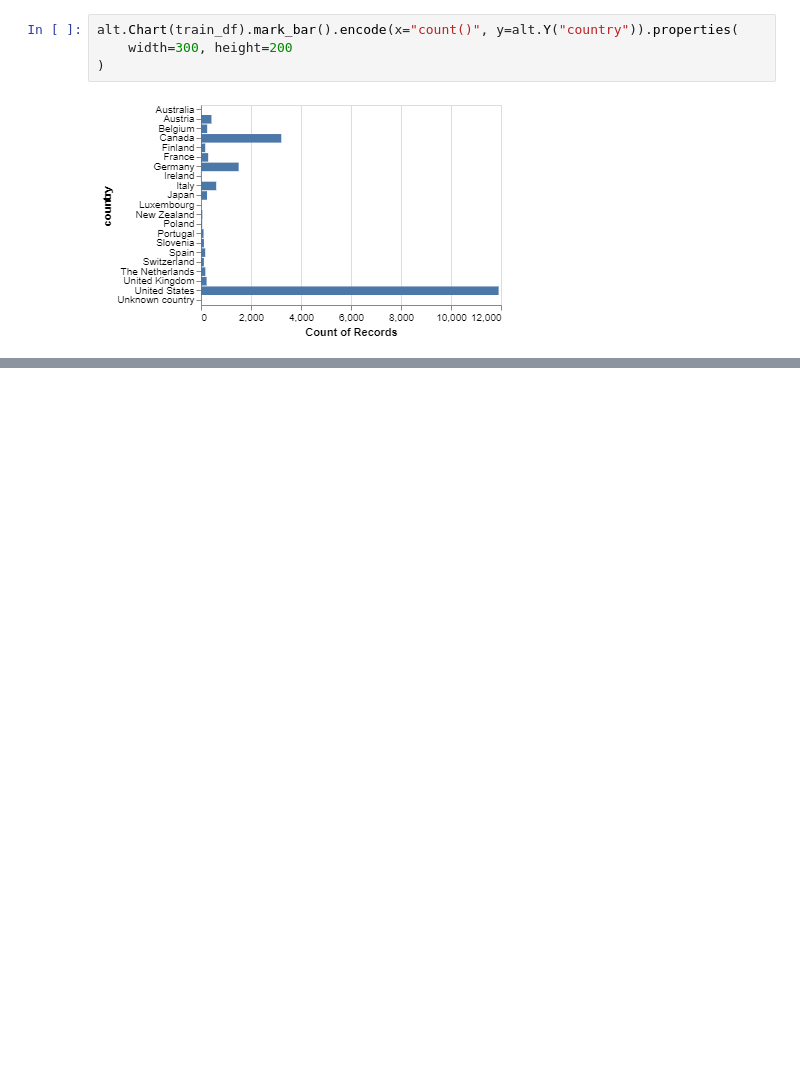
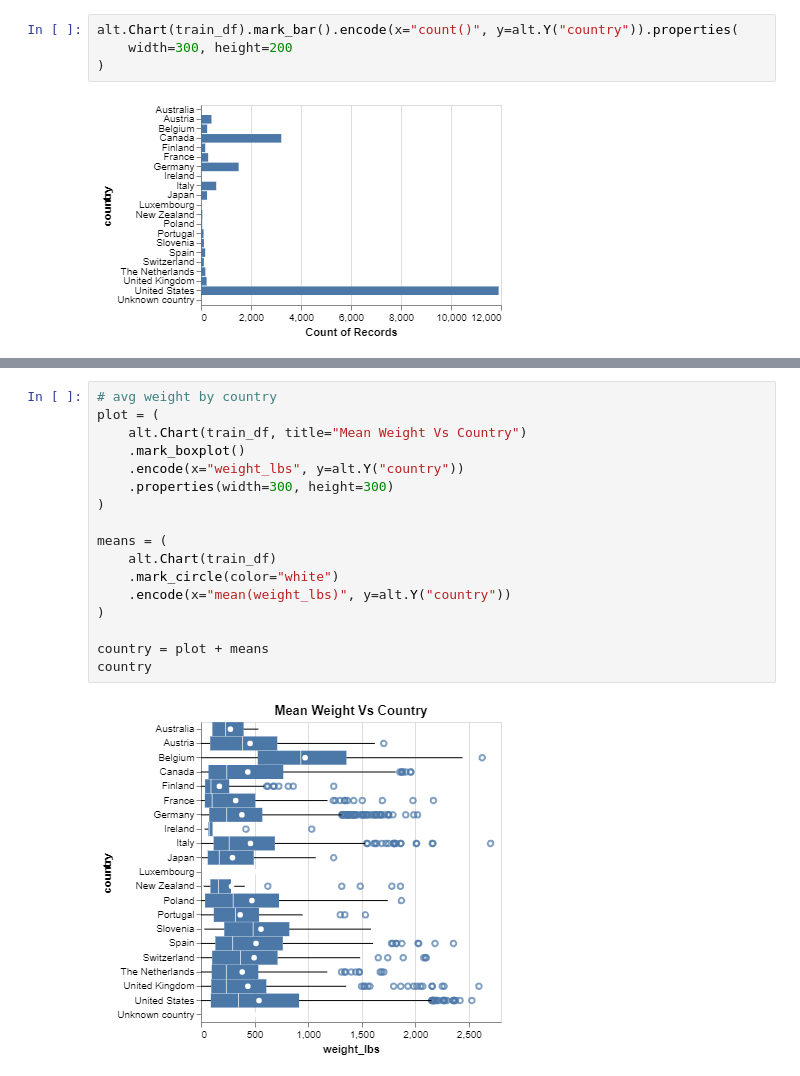
Before and after one commit to UBC-MDS/Giant_Pumpkins_Weight_Prediction, a Jupyter notebook: src/eda/pumpkin_eda.ipynb, the cells around one changed output, grey strips where cells are left out. Cells and saved outputs as stored; diff of their text form; blank space fills up the shorter version.

```diff
--- a/src/eda/pumpkin_eda.ipynb
+++ b/src/eda/pumpkin_eda.ipynb
@@ -118,0 +168,19 @@ alt.Chart(train_df, title="Distribution of city").mark_point(
+# %%
+# avg weight by country
+plot = (
+    alt.Chart(train_df, title="Mean Weight Vs Country")
+    .mark_boxplot()
+    .encode(x="weight_lbs", y=alt.Y("country"))
+    .properties(width=300, height=300)
+)
+
+means = (
+    alt.Chart(train_df)
+    .mark_circle(color="white")
+    .encode(x="mean(weight_lbs)", y=alt.Y("country"))
+)
+
+country = plot + means
+country
+# %% [output]
+[figure, added]
```
Also changed, not shown: parts of 15 cells of this notebook, 4 other files.
